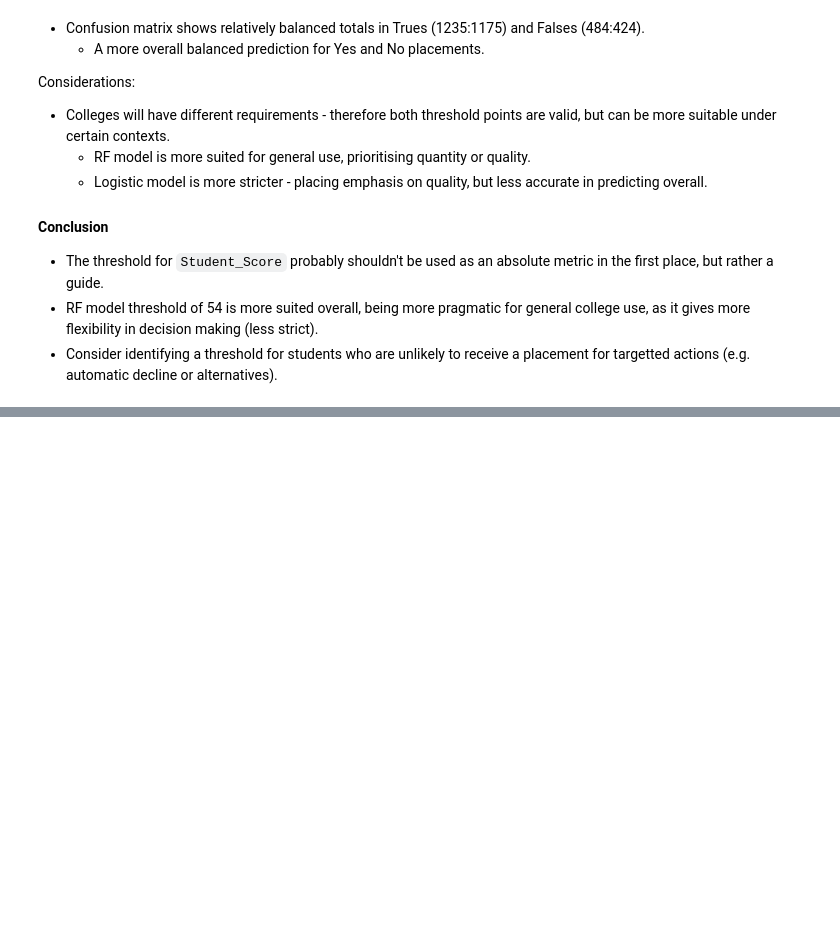
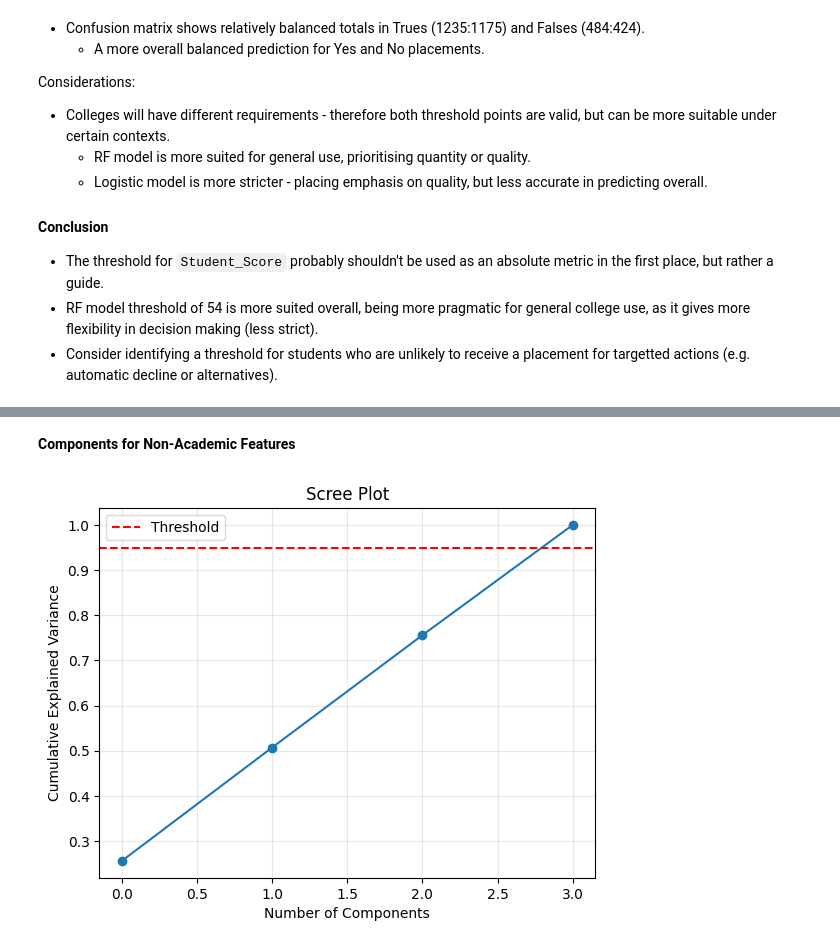
Before and after one commit to Chungj2000/DataAnalysis, a Jupyter notebook: Kaggle/College Student Placement Factors/Workbook.ipynb, the cells around one changed output, grey strips where cells are left out. Saved outputs shown, nothing was run; the diff lists cells and outputs as text; code cells hidden in the pictures; blank space fills up the shorter version.

```diff
--- a/Kaggle/College Student Placement Factors/Workbook.ipynb
+++ b/Kaggle/College Student Placement Factors/Workbook.ipynb
@@ -1047,0 +1084,6 @@ Considerations:
+# %% [markdown]
+**Components for Non-Academic Features**
+# %%
+pca_component_plot(std_scaler, non_academic_features, cev_threshold)
+# %% [output]
+[figure, added]
```
Also changed, not shown: parts of 8 cells of this notebook.
